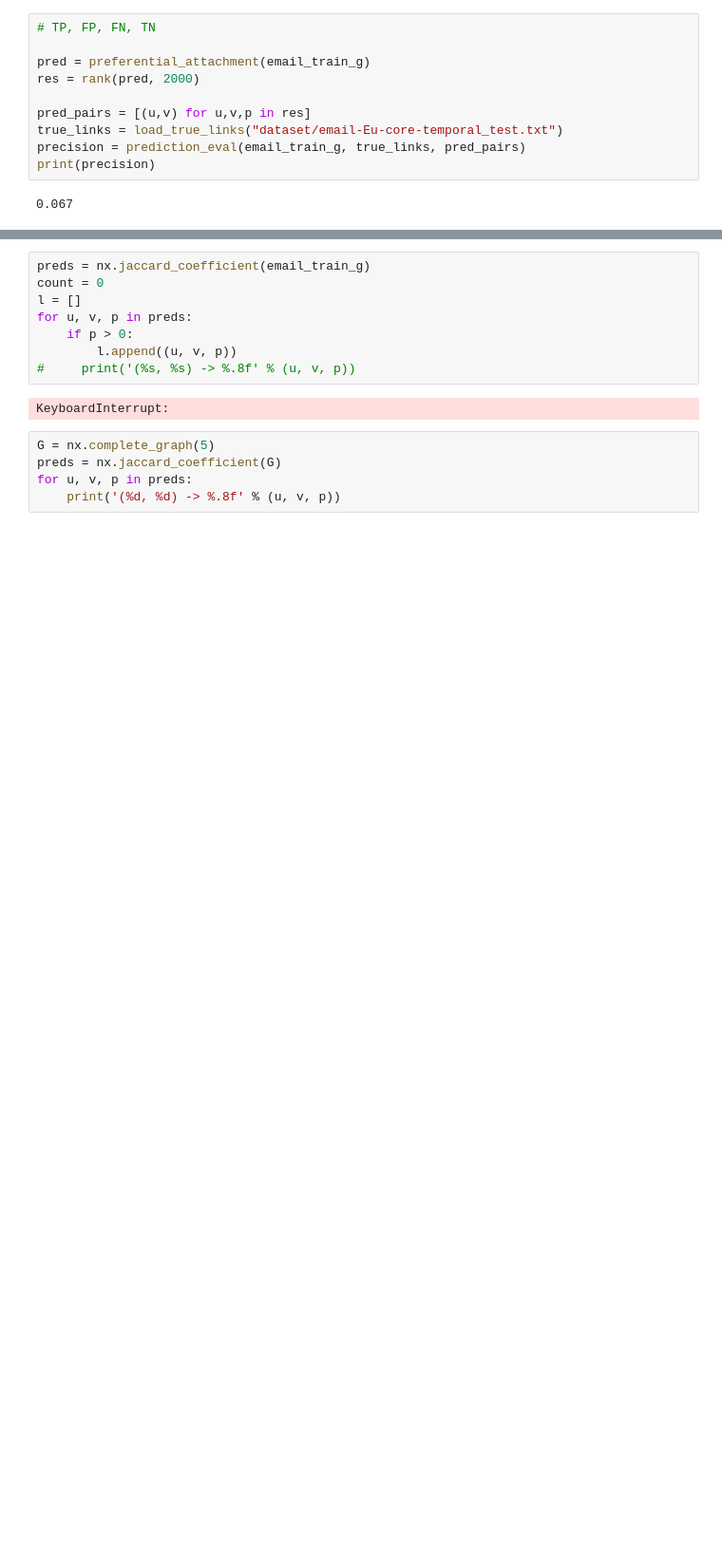
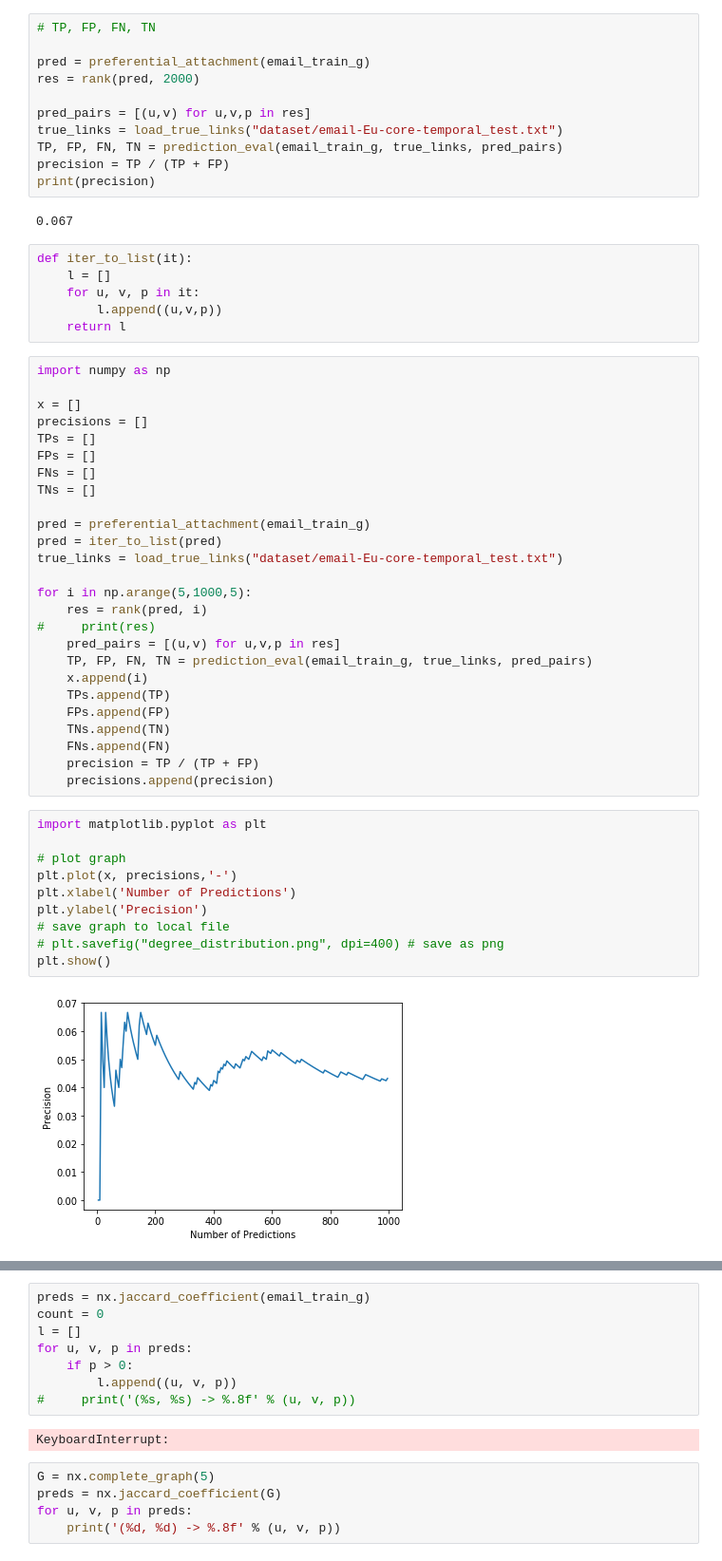
Before and after one commit to Tehiaohiao/link-prediction, a Jupyter notebook: link-prediction.ipynb, the cells around one changed output, grey strips where cells are left out. Shown at 95% size. Saved outputs shown, nothing was run; the diff lists cells and outputs as text; blank space fills up the shorter version.

Commit message:
visualizing prediction quality

```diff
--- a/link-prediction.ipynb
+++ b/link-prediction.ipynb
@@ -329,7 +328,52 @@ res = rank(pred, 2000)
 
 pred_pairs = [(u,v) for u,v,p in res]
 true_links = load_true_links("dataset/email-Eu-core-temporal_test.txt")
-precision = prediction_eval(email_train_g, true_links, pred_pairs)
+TP, FP, FN, TN = prediction_eval(email_train_g, true_links, pred_pairs)
+precision = TP / (TP + FP)
 print(precision)
 # %% [output]
 0.067
+# %%
+def iter_to_list(it):
+    l = []
+    for u, v, p in it:
+        l.append((u,v,p))
+    return l
+# %%
+import numpy as np
+
+x = []
+precisions = []
+TPs = []
+FPs = []
+FNs = []
+TNs = []
+
+pred = preferential_attachment(email_train_g)
+pred = iter_to_list(pred)
+true_links = load_true_links("dataset/email-Eu-core-temporal_test.txt")
+
+for i in np.arange(5,1000,5):
+    res = rank(pred, i)
+#     print(res)
+    pred_pairs = [(u,v) for u,v,p in res]
+    TP, FP, FN, TN = prediction_eval(email_train_g, true_links, pred_pairs)
+    x.append(i)
+    TPs.append(TP)
+    FPs.append(FP)
+    TNs.append(TN)
+    FNs.append(FN)
+    precision = TP / (TP + FP)
+    precisions.append(precision)
+# %%
+import matplotlib.pyplot as plt
+
+# plot graph
+plt.plot(x, precisions,'-')
+plt.xlabel('Number of Predictions')
+plt.ylabel('Precision')
+# save graph to local file
+# plt.savefig("degree_distribution.png", dpi=400) # save as png
+plt.show()
+# %% [output]
+[figure, added]
```
Also changed, not shown: parts of 4 cells of this notebook, 2 other files.
